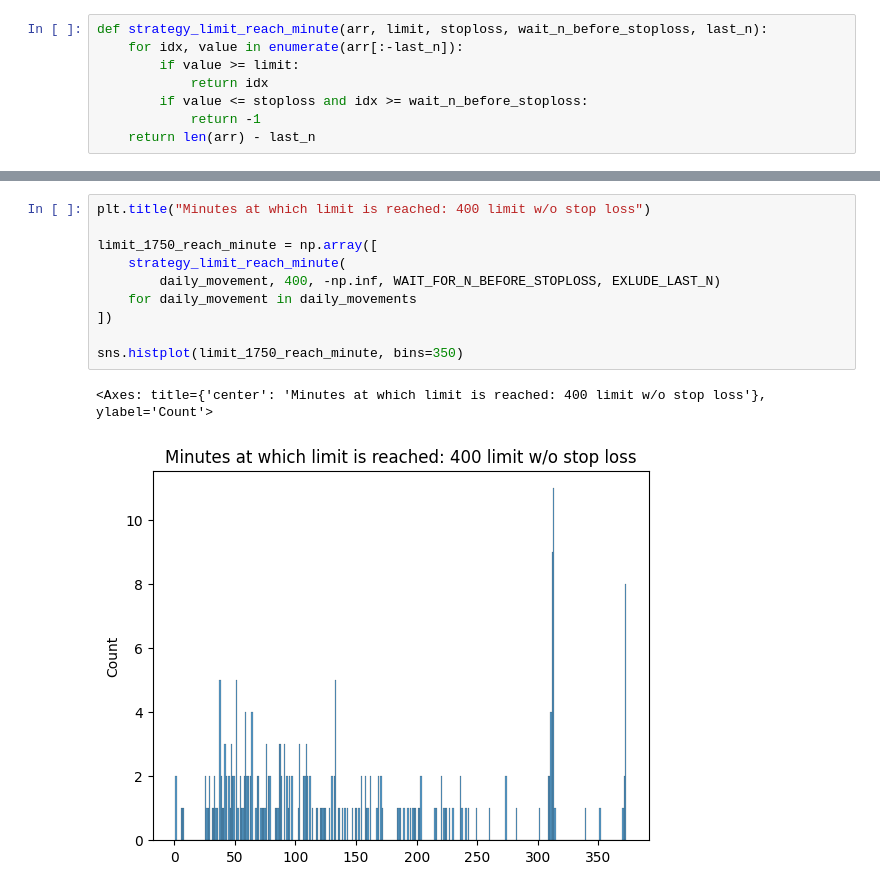
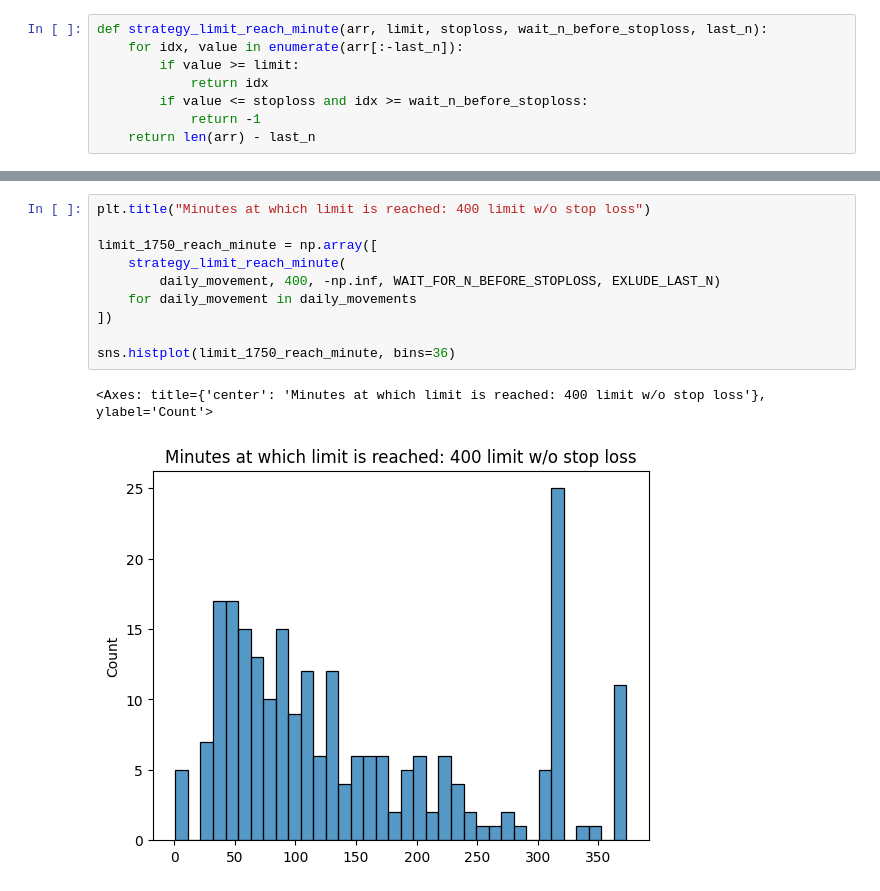
Before and after one commit to yalishanda42/stonksbot, a Jupyter notebook: options/backtest_analysis.ipynb, the cells around one changed output, grey strips where cells are left out. Drawn from its saved outputs; the diff is of its cells as text.

Commit message:
Trace worst days and better histograms

```diff
--- a/options/backtest_analysis.ipynb
+++ b/options/backtest_analysis.ipynb
@@ -563,13 +573,13 @@ sns.histplot(limit_1750_reach_minute, bins=350)
 # %%
 plt.title("Minutes at which limit is reached: 400 limit w/o stop loss")
 
 limit_1750_reach_minute = np.array([
     strategy_limit_reach_minute(
         daily_movement, 400, -np.inf, WAIT_FOR_N_BEFORE_STOPLOSS, EXLUDE_LAST_N)
     for daily_movement in daily_movements
 ])
 
-sns.histplot(limit_1750_reach_minute, bins=350)
+sns.histplot(limit_1750_reach_minute, bins=36)
 # %% [output]
 <Axes: title={'center': 'Minutes at which limit is reached: 400 limit w/o stop loss'}, ylabel='Count'>
-[figure, old version]
+[figure, new version]
```
Also changed, not shown: parts of 7 cells of this notebook.
